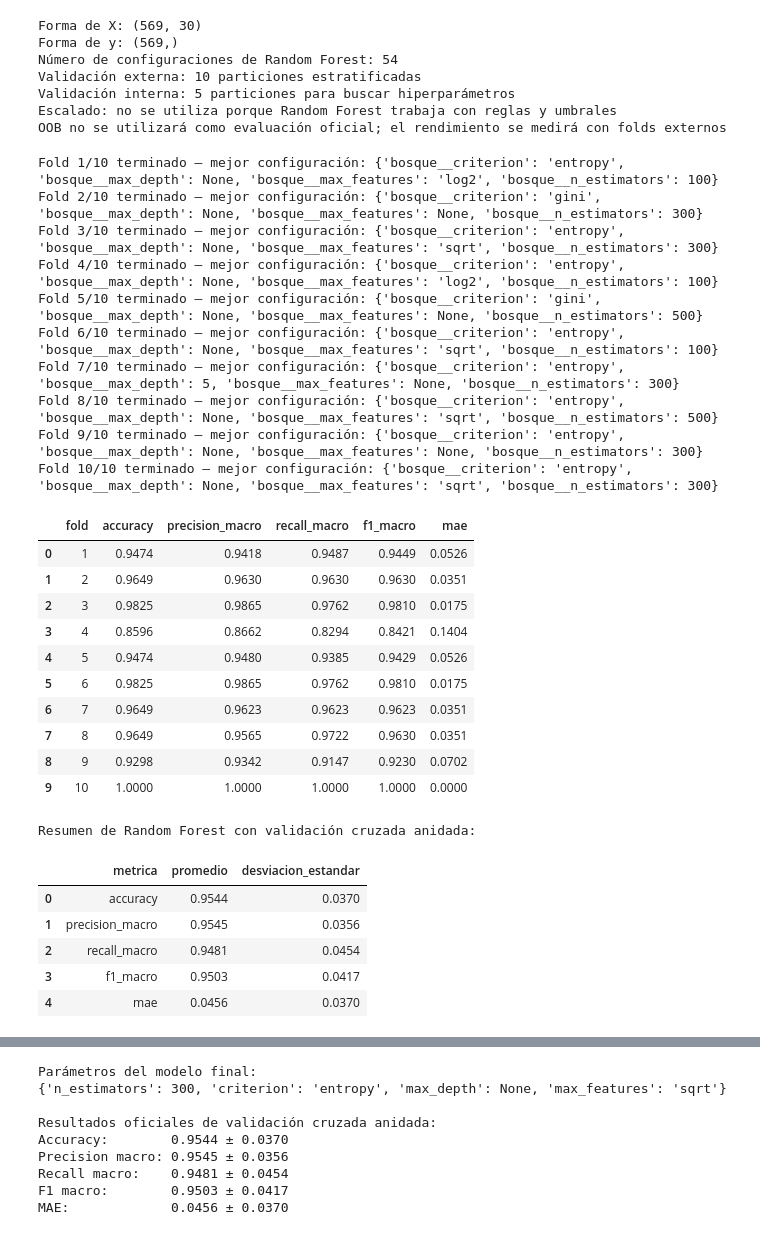
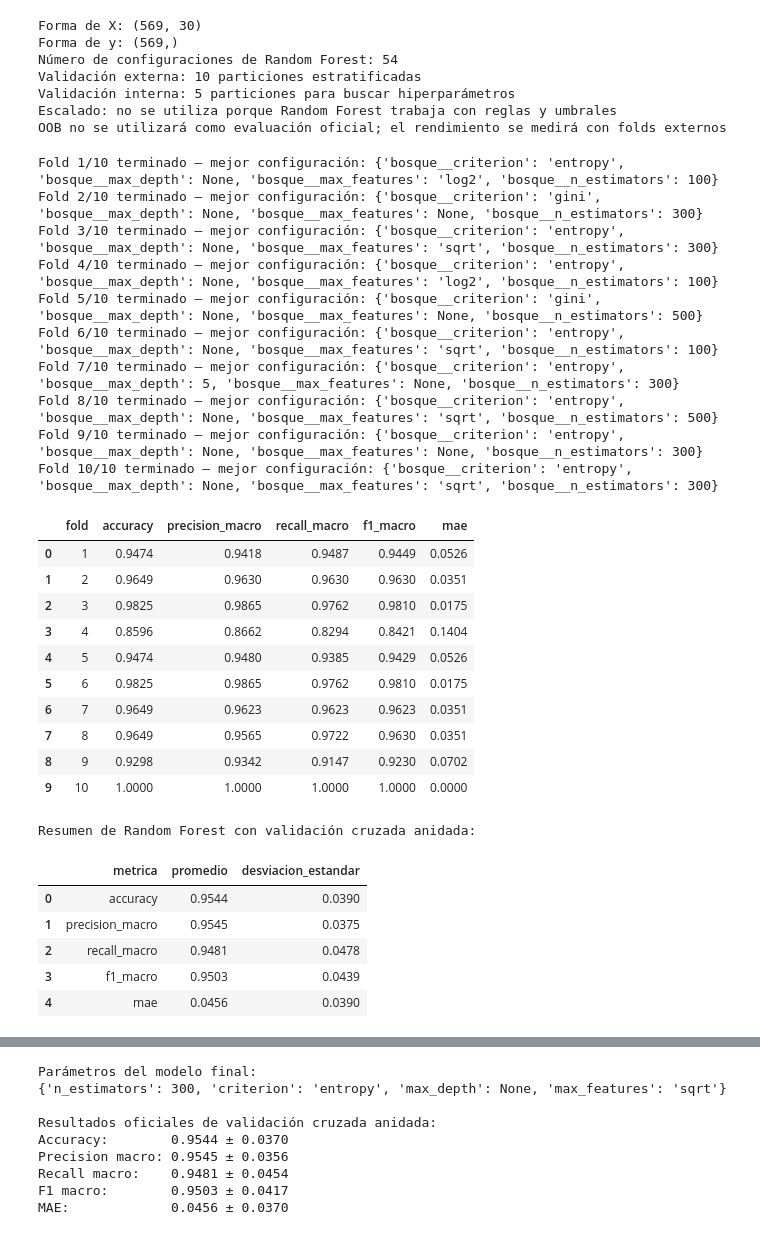
Before and after one commit to jpmartham/proyecto-final-razonamiento, a Jupyter notebook: notebooks/cancer_mama.ipynb, the cells around one changed output, grey strips where cells are left out. Drawn from its saved outputs; the diff is of its cells as text; code cells hidden in the pictures.

```diff
--- a/notebooks/cancer_mama.ipynb
+++ b/notebooks/cancer_mama.ipynb
@@ -1756,7 +1756,7 @@ resumen_svm_df = pd.DataFrame({
         for metrica in metricas_svm
     ],
     "desviacion_estandar": [
-        resultados_svm_df[metrica].std(ddof=0)
+        resultados_svm_df[metrica].std(ddof=1)
         for metrica in metricas_svm
     ]
 })
@@ -2305,7 +2305,7 @@ resumen_arbol_df = pd.DataFrame({
     ],
 
     "desviacion_estandar": [
-        resultados_arbol_df[metrica].std(ddof=0)
+        resultados_arbol_df[metrica].std(ddof=1)
         for metrica in metricas_arbol
     ]
 })
@@ -2963,7 +2963,7 @@ resumen_bosque_df = pd.DataFrame({
     ],
 
     "desviacion_estandar": [
-        resultados_bosque_df[metrica].std(ddof=0)
+        resultados_bosque_df[metrica].std(ddof=1)
         for metrica in metricas_bosque
     ]
 })
@@ -2977,38 +2977,38 @@ print(
     "con validación cruzada anidada:"
 )
 
 display(
     resumen_bosque_df.round(4)
 )
 # %% [output]
 Fold 1/10 terminado — mejor configuración: {'bosque__criterion': 'entropy', 'bosque__max_depth': None, 'bosque__max_features': 'log2', 'bosque__n_estimators': 100}
 Fold 2/10 terminado — mejor configuración: {'bosque__criterion': 'gini', 'bosque__max_depth': None, 'bosque__max_features': None, 'bosque__n_estimators': 300}
 Fold 3/10 terminado — mejor configuración: {'bosque__criterion': 'entropy', 'bosque__max_depth': None, 'bosque__max_features': 'sqrt', 'bosque__n_estimators': 300}
 Fold 4/10 terminado — mejor configuración: {'bosque__criterion': 'entropy', 'bosque__max_depth': None, 'bosque__max_features': 'log2', 'bosque__n_estimators': 100}
 Fold 5/10 terminado — mejor configuración: {'bosque__criterion': 'gini', 'bosque__max_depth': None, 'bosque__max_features': None, 'bosque__n_estimators': 500}
 Fold 6/10 terminado — mejor configuración: {'bosque__criterion': 'entropy', 'bosque__max_depth': None, 'bosque__max_features': 'sqrt', 'bosque__n_estimators': 100}
 Fold 7/10 terminado — mejor configuración: {'bosque__criterion': 'entropy', 'bosque__max_depth': 5, 'bosque__max_features': None, 'bosque__n_estimators': 300}
 Fold 8/10 terminado — mejor configuración: {'bosque__criterion': 'entropy', 'bosque__max_depth': None, 'bosque__max_features': 'sqrt', 'bosque__n_estimators': 500}
 Fold 9/10 terminado — mejor configuración: {'bosque__criterion': 'entropy', 'bosque__max_depth': None, 'bosque__max_features': None, 'bosque__n_estimators': 300}
 Fold 10/10 terminado — mejor configuración: {'bosque__criterion': 'entropy', 'bosque__max_depth': None, 'bosque__max_features': 'sqrt', 'bosque__n_estimators': 300}
 |  | fold | accuracy | precision_macro | recall_macro | f1_macro | mae |
 | 0 | 1 | 0.9474 | 0.9418 | 0.9487 | 0.9449 | 0.0526 |
 | 1 | 2 | 0.9649 | 0.9630 | 0.9630 | 0.9630 | 0.0351 |
 | 2 | 3 | 0.9825 | 0.9865 | 0.9762 | 0.9810 | 0.0175 |
 | 3 | 4 | 0.8596 | 0.8662 | 0.8294 | 0.8421 | 0.1404 |
 | 4 | 5 | 0.9474 | 0.9480 | 0.9385 | 0.9429 | 0.0526 |
 | 5 | 6 | 0.9825 | 0.9865 | 0.9762 | 0.9810 | 0.0175 |
 | 6 | 7 | 0.9649 | 0.9623 | 0.9623 | 0.9623 | 0.0351 |
 | 7 | 8 | 0.9649 | 0.9565 | 0.9722 | 0.9630 | 0.0351 |
 | 8 | 9 | 0.9298 | 0.9342 | 0.9147 | 0.9230 | 0.0702 |
 | 9 | 10 | 1.0000 | 1.0000 | 1.0000 | 1.0000 | 0.0000 |
 Resumen de Random Forest con validación cruzada anidada:
 |  | metrica | promedio | desviacion_estandar |
-| 0 | accuracy | 0.9544 | 0.0370 |
-| 1 | precision_macro | 0.9545 | 0.0356 |
-| 2 | recall_macro | 0.9481 | 0.0454 |
-| 3 | f1_macro | 0.9503 | 0.0417 |
-| 4 | mae | 0.0456 | 0.0370 |
+| 0 | accuracy | 0.9544 | 0.0390 |
+| 1 | precision_macro | 0.9545 | 0.0375 |
+| 2 | recall_macro | 0.9481 | 0.0478 |
+| 3 | f1_macro | 0.9503 | 0.0439 |
+| 4 | mae | 0.0456 | 0.0390 |
 # %%
 from sklearn.metrics import (
     confusion_matrix,
```
Also changed, not shown: parts of 25 cells of this notebook.
